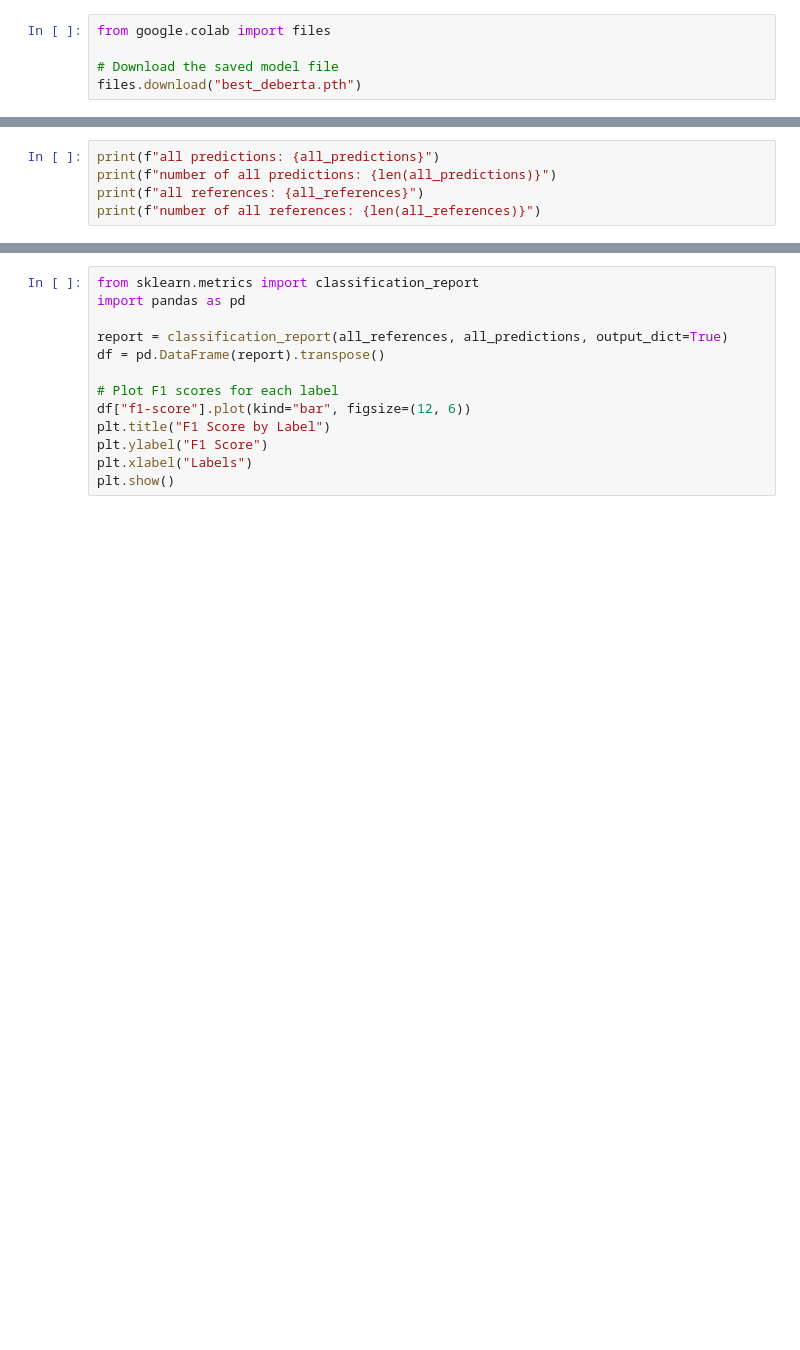
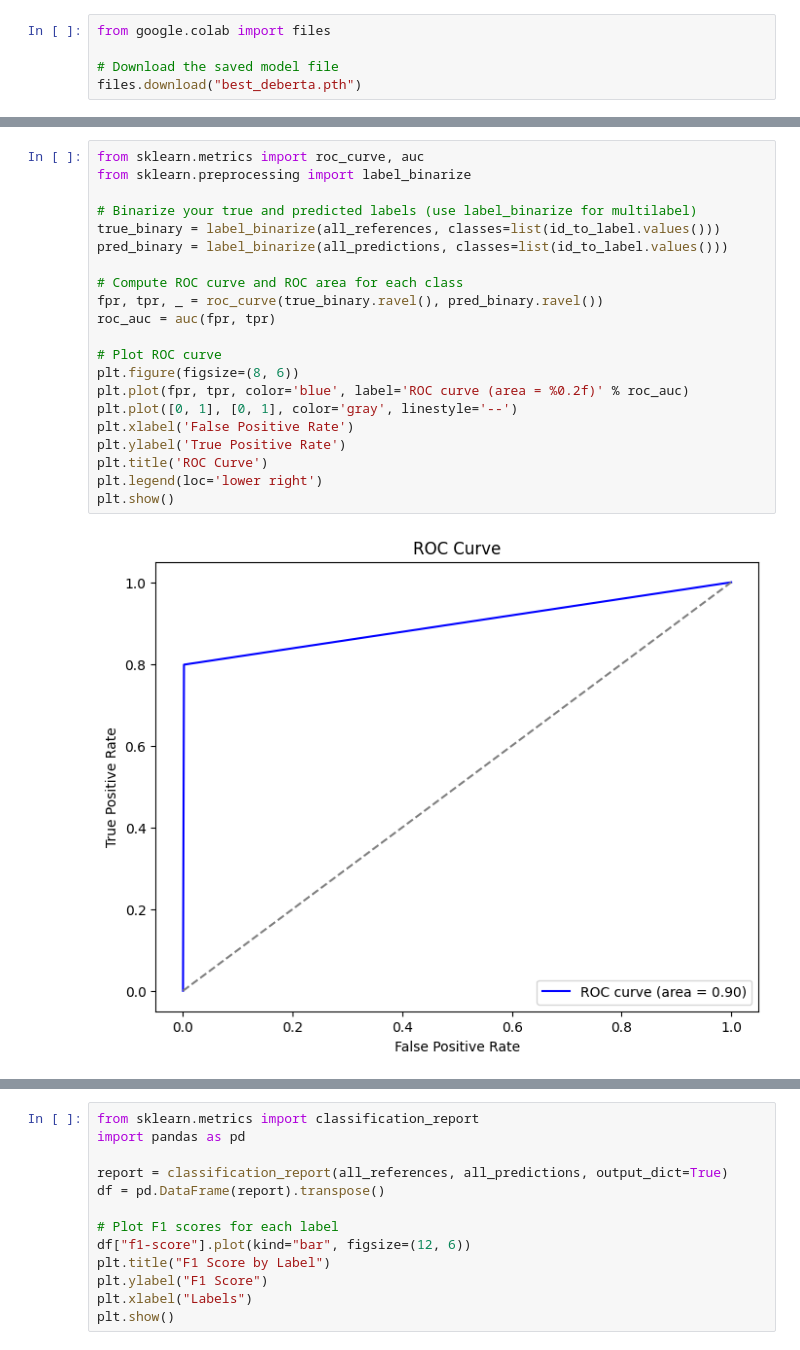
Before and after one commit to JoyChang10/Code, a Jupyter notebook: model/debertapii_metrics.ipynb, the cells around one changed output, grey strips where cells are left out. Saved outputs shown, nothing was run; the diff lists cells and outputs as text; blank space fills up the shorter version.

```diff
--- a/model/debertapii_metrics.ipynb
+++ b/model/debertapii_metrics.ipynb
@@ -641,8 +680,26 @@ print("Test metrics:", metrics)
-# %%
-print(f"all predictions: {all_predictions}")
-print(f"number of all predictions: {len(all_predictions)}")
-print(f"all references: {all_references}")
-print(f"number of all references: {len(all_references)}")
+# %%
+from sklearn.metrics import roc_curve, auc
+from sklearn.preprocessing import label_binarize
+
+# Binarize your true and predicted labels (use label_binarize for multilabel)
+true_binary = label_binarize(all_references, classes=list(id_to_label.values()))
+pred_binary = label_binarize(all_predictions, classes=list(id_to_label.values()))
+
+# Compute ROC curve and ROC area for each class
+fpr, tpr, _ = roc_curve(true_binary.ravel(), pred_binary.ravel())
+roc_auc = auc(fpr, tpr)
+
+# Plot ROC curve
+plt.figure(figsize=(8, 6))
+plt.plot(fpr, tpr, color='blue', label='ROC curve (area = %0.2f)' % roc_auc)
+plt.plot([0, 1], [0, 1], color='gray', linestyle='--')
+plt.xlabel('False Positive Rate')
+plt.ylabel('True Positive Rate')
+plt.title('ROC Curve')
+plt.legend(loc='lower right')
+plt.show()
+# %% [output]
+[figure, added]
 # %%
 from sklearn.decomposition import PCA
 import numpy as np
```
Also changed, not shown: parts of 9 cells of this notebook.
